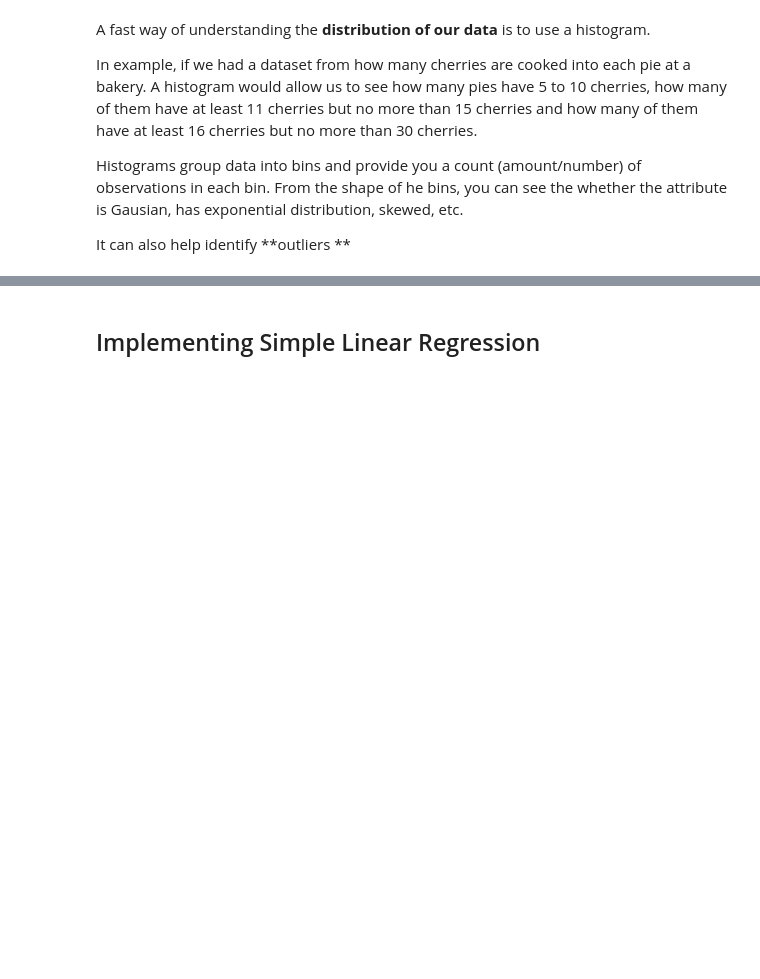
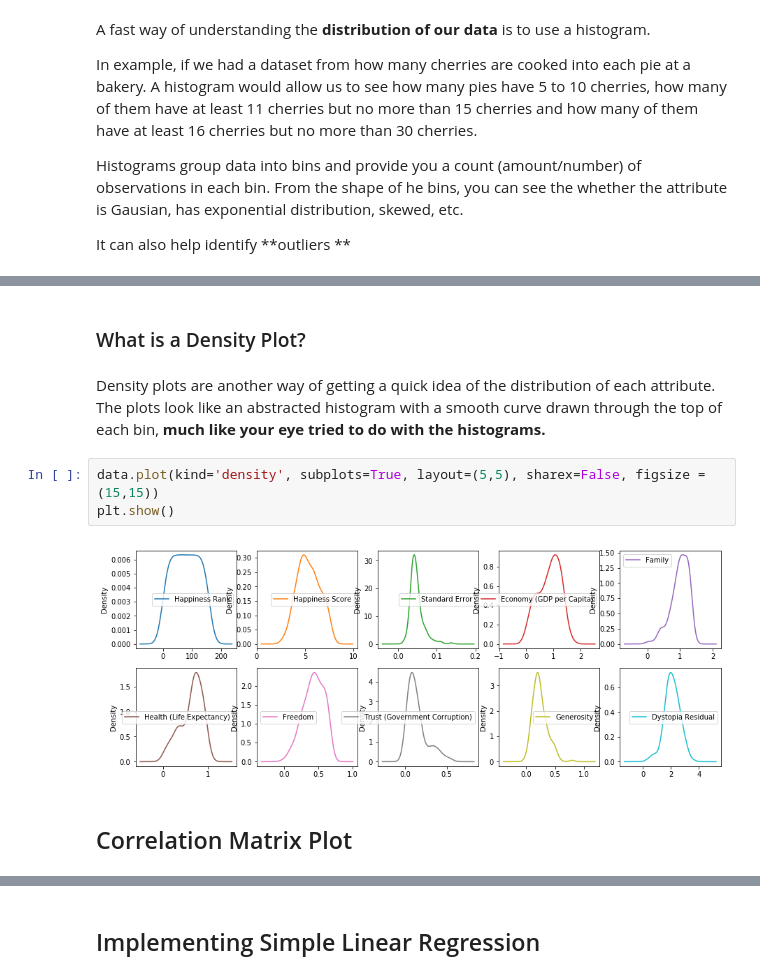
Before and after one commit to kehv1n/Simple-Linear-Regression, a Jupyter notebook: UniVarLinReg.ipynb, the cells around one changed output, grey strips where cells are left out. Cells and saved outputs as stored; diff of their text form; blank space fills up the shorter version.

```diff
--- a/UniVarLinReg.ipynb
+++ b/UniVarLinReg.ipynb
@@ -98,0 +101,11 @@
+# %% [markdown]
+### What is a Density Plot? ###
+# %% [markdown]
+Density plots are another way of getting a quick idea of the distribution of each attribute. The plots look like an abstracted histogram with a smooth curve drawn through the top of each bin, **much like your eye tried to do with the histograms.**
+# %%
+data.plot(kind='density', subplots=True, layout=(5,5), sharex=False, figsize = (15,15))
+plt.show()
+# %% [output]
+[figure, added]
+# %% [markdown]
+## Correlation Matrix Plot ##
```
Also changed, not shown: parts of 6 cells of this notebook.
